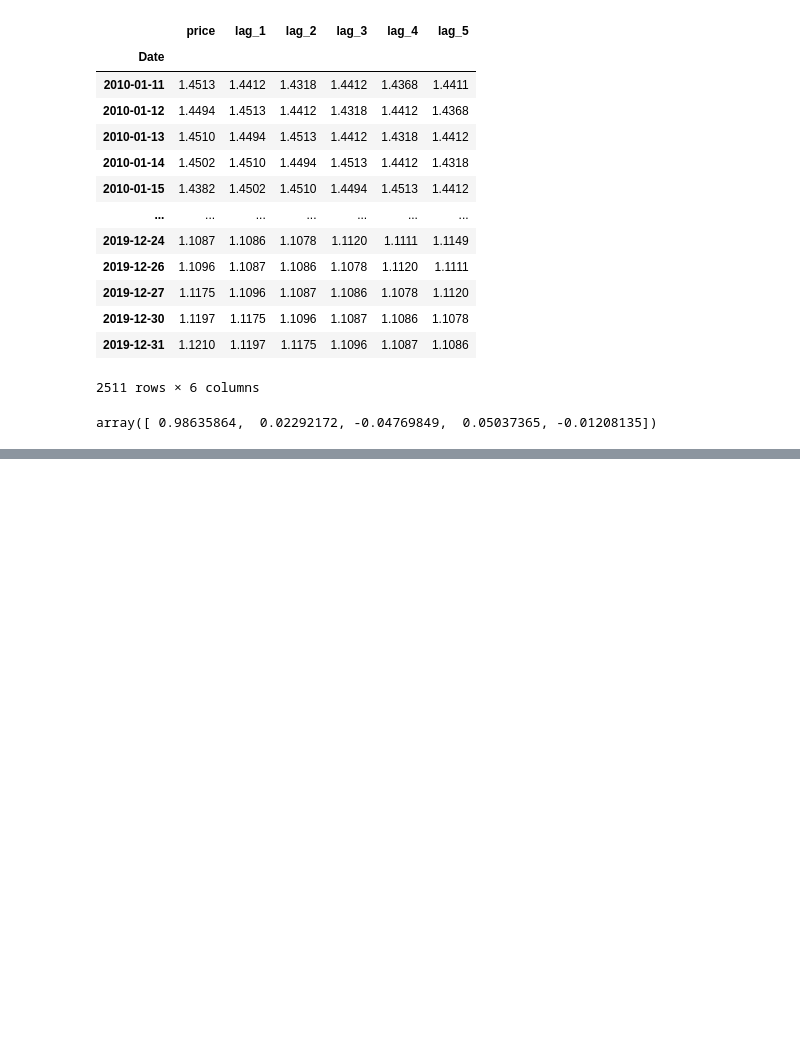
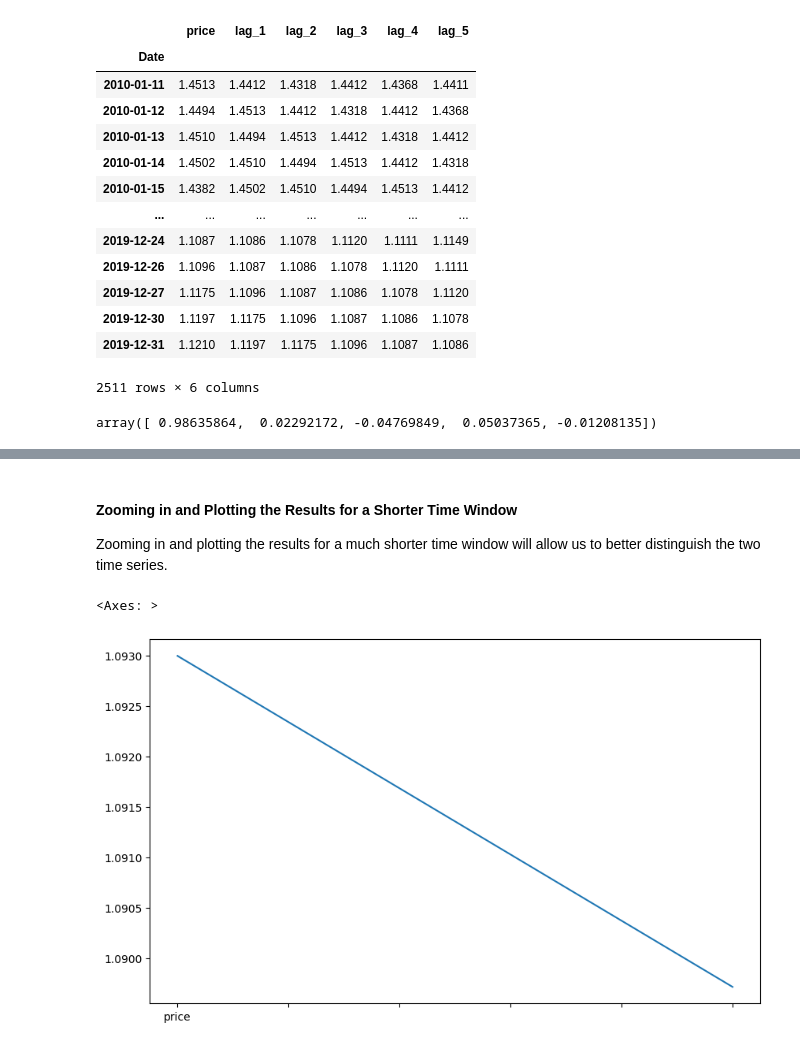
Before and after one commit to mindeleven/Analyzing-financial-data-with-python-and-rust, a Jupyter notebook: algorithmic_trading/algorithmic-trading-hilpisch/python_for_algorithmic_trading/ch05_Predicting_Market_Movements_with_ML/02_predicting_index_levels.ipynb, the cells around one changed output, grey strips where cells are left out. Drawn from its saved outputs; the diff is of its cells as text; code cells hidden in the pictures; blank space fills up the shorter version.

```diff
--- a/algorithmic_trading/algorithmic-trading-hilpisch/python_for_algorithmic_trading/ch05_Predicting_Market_Movements_with_ML/02_predicting_index_levels.ipynb
+++ b/algorithmic_trading/algorithmic-trading-hilpisch/python_for_algorithmic_trading/ch05_Predicting_Market_Movements_with_ML/02_predicting_index_levels.ipynb
@@ -130,0 +158,9 @@ array([ 0.98635864,  0.02292172, -0.04769849,  0.05037365, -0.01208135])
+# %% [markdown]
+#### __Zooming in and Plotting the Results for a Shorter Time Window__
+
+Zooming in and plotting the results for a much shorter time window will allow us to better distinguish the two time series.
+# %%
+data[['price', 'prediction']].loc['2019-10-1'].plot(figsize=(10,6)) # plots price and prediction columns
+# %% [output]
+<Axes: >
+[figure, added]
```
Also changed, not shown: parts of 4 cells of this notebook.
